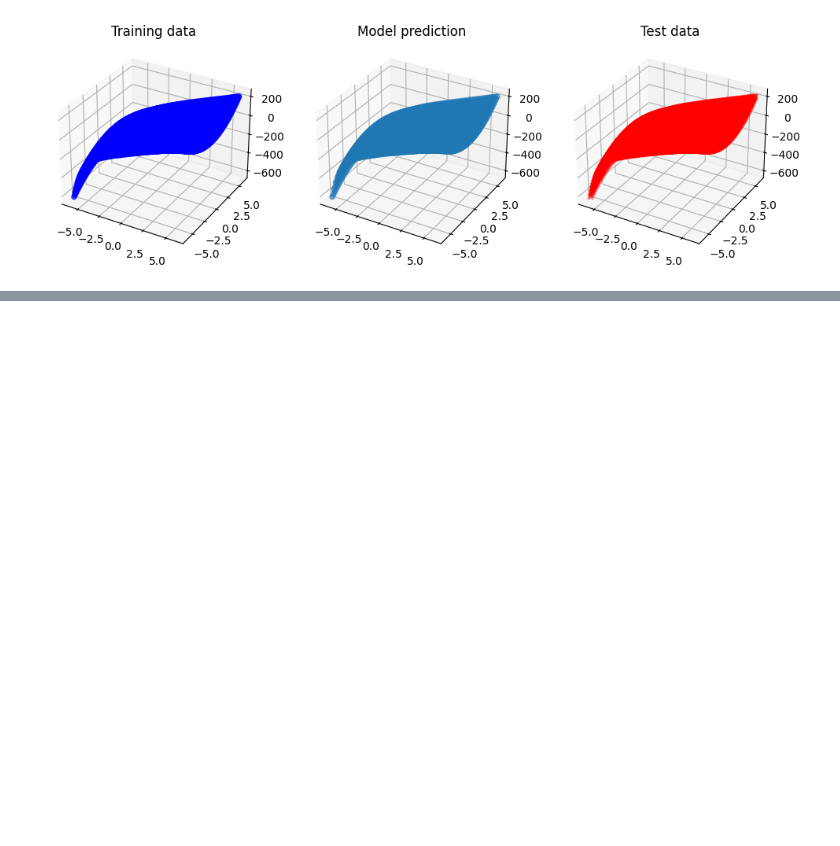
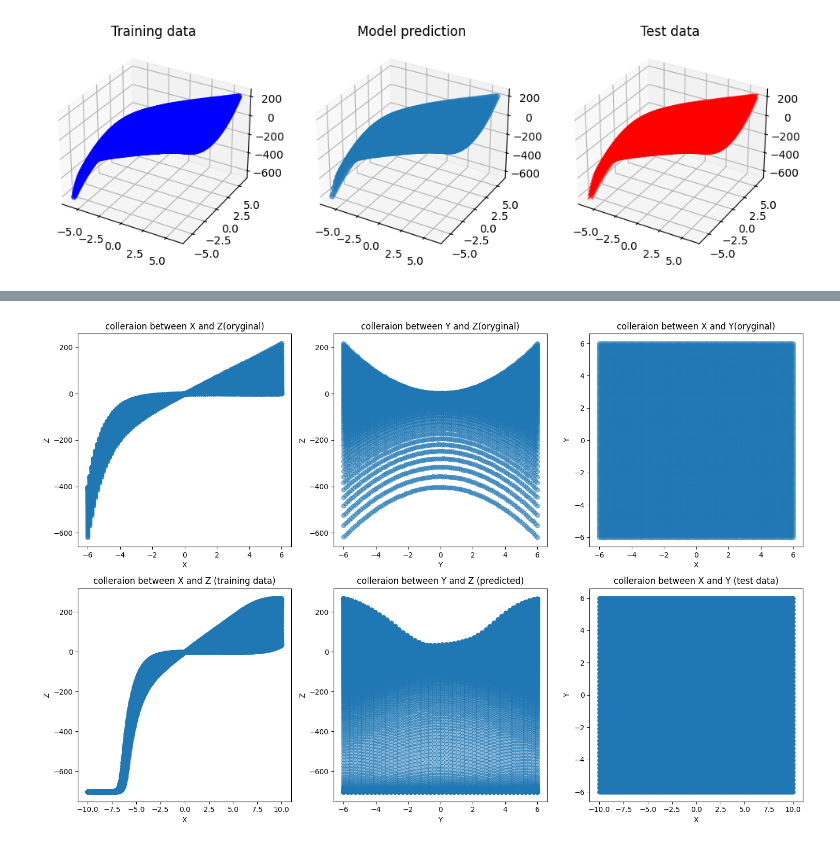
Before and after one commit to maciejczek3324/pyton, a Jupyter notebook: collab2.ipynb, the cells around one changed output, grey strips where cells are left out. Cells and saved outputs as stored; diff of their text form; code cells hidden in the pictures; blank space fills up the shorter version.

```diff
--- a/collab2.ipynb
+++ b/collab2.ipynb
@@ -62,0 +108,36 @@ plt.show()
+# %%
+fig, axes = plt.subplots(2, 3, figsize=(15, 10))
+axes[0,0].scatter(X,Z,alpha=0.5)
+axes[0,0].set_title('colleraion between X and Z(oryginal)')
+axes[0,0].set_xlabel('X')
+axes[0,0].set_ylabel('Z')
+
+axes[0,1].scatter(Y,Z,alpha=0.5)
+axes[0,1].set_title('colleraion between Y and Z(oryginal)')
+axes[0,1].set_xlabel('Y')
+axes[0,1].set_ylabel('Z')
+
+axes[0,2].scatter(X,Y,alpha=0.5)
+axes[0,2].set_title('colleraion between X and Y(oryginal)')
+axes[0,2].set_xlabel('X')
+axes[0,2].set_ylabel('Y')
+
+axes[1,0].scatter(X_plot,Z_pred,alpha=0.5)
+axes[1,0].set_title('colleraion between X and Z (training data)')
+axes[1,0].set_xlabel('X')
+axes[1,0].set_ylabel('Z')
+
+axes[1,1].scatter(Y_plot,Z_pred,alpha=0.5)
+axes[1,1].set_title('colleraion between Y and Z (predicted)')
+axes[1,1].set_xlabel('Y')
+axes[1,1].set_ylabel('Z')
+
+axes[1,2].scatter(X_plot,Y_plot,alpha=0.5)
+axes[1,2].set_title('colleraion between X and Y (test data)')
+axes[1,2].set_xlabel('X')
+axes[1,2].set_ylabel('Y')
+
+plt.tight_layout()
+plt.show()
+# %% [output]
+[figure, added]
```
Also changed, not shown: parts of 5 cells of this notebook.
